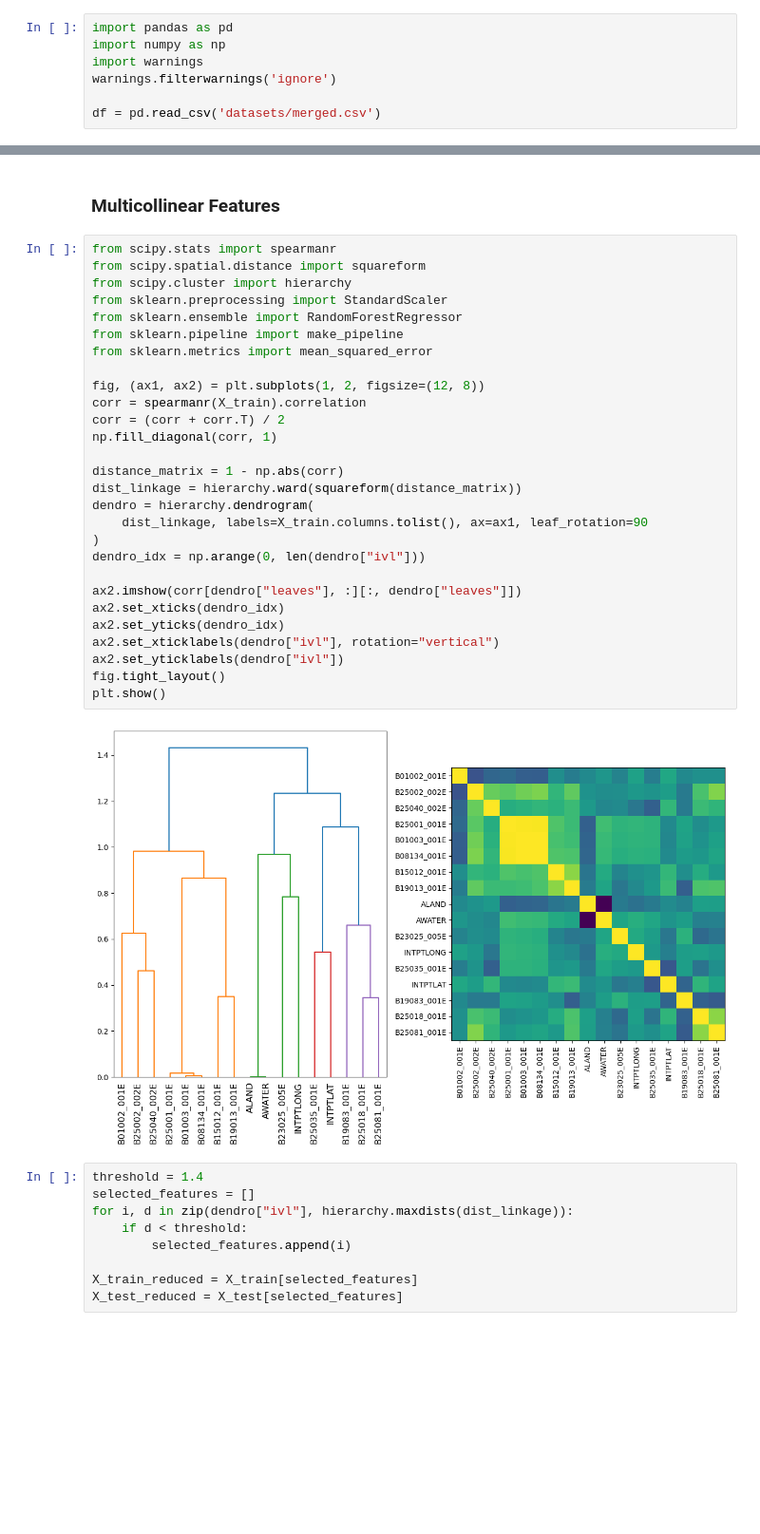
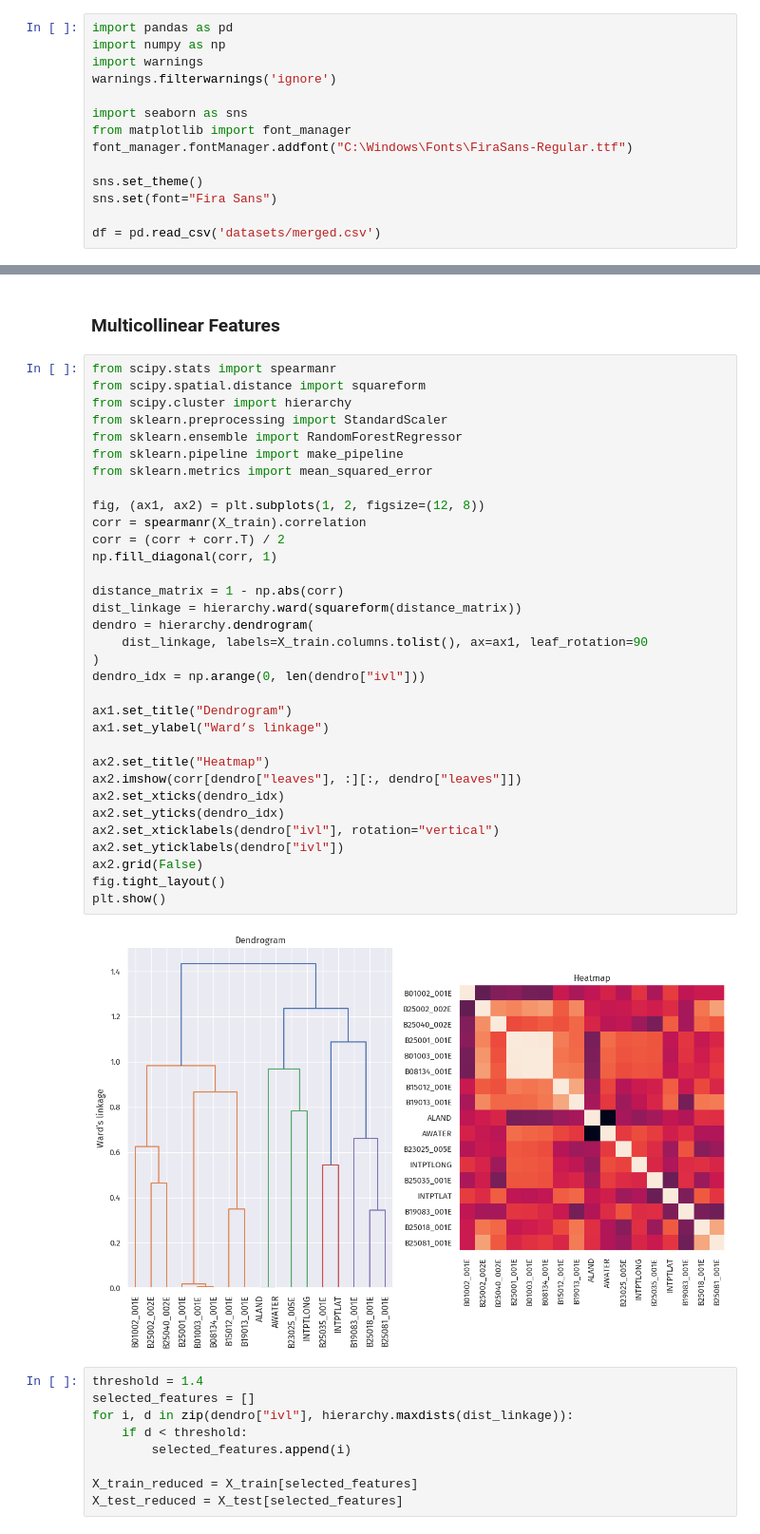
Before and after one commit to doabell/451-proj, a Jupyter notebook: classical.ipynb, the cells around one changed output, grey strips where cells are left out. Shown at 95% size. Drawn from its saved outputs; the diff is of its cells as text; blank space fills up the shorter version.

Commit message:
classical: use seaborn

```diff
--- a/classical.ipynb
+++ b/classical.ipynb
@@ -4,6 +4,13 @@ import numpy as np
 import warnings
 warnings.filterwarnings('ignore')
 
+import seaborn as sns
+from matplotlib import font_manager
+font_manager.fontManager.addfont("C:\Windows\Fonts\FiraSans-Regular.ttf")
+
+sns.set_theme()
+sns.set(font="Fira Sans")
+
 df = pd.read_csv('datasets/merged.csv')
 # %% [markdown]
 ## Classical models
@@ -197,33 +204,38 @@ fig.tight_layout()
 # %%
 from scipy.stats import spearmanr
 from scipy.spatial.distance import squareform
 from scipy.cluster import hierarchy
 from sklearn.preprocessing import StandardScaler
 from sklearn.ensemble import RandomForestRegressor
 from sklearn.pipeline import make_pipeline
 from sklearn.metrics import mean_squared_error
 
 fig, (ax1, ax2) = plt.subplots(1, 2, figsize=(12, 8))
 corr = spearmanr(X_train).correlation
 corr = (corr + corr.T) / 2
 np.fill_diagonal(corr, 1)
 
 distance_matrix = 1 - np.abs(corr)
 dist_linkage = hierarchy.ward(squareform(distance_matrix))
 dendro = hierarchy.dendrogram(
     dist_linkage, labels=X_train.columns.tolist(), ax=ax1, leaf_rotation=90
 )
 dendro_idx = np.arange(0, len(dendro["ivl"]))
 
+ax1.set_title("Dendrogram")
+ax1.set_ylabel("Ward’s linkage")
+
+ax2.set_title("Heatmap")
 ax2.imshow(corr[dendro["leaves"], :][:, dendro["leaves"]])
 ax2.set_xticks(dendro_idx)
 ax2.set_yticks(dendro_idx)
 ax2.set_xticklabels(dendro["ivl"], rotation="vertical")
 ax2.set_yticklabels(dendro["ivl"])
+ax2.grid(False)
 fig.tight_layout()
 plt.show()
 # %% [output]
-[figure, old version]
+[figure, new version]
 # %%
 threshold = 1.4
 selected_features = []
```
Also changed, not shown: parts of 4 cells of this notebook.
